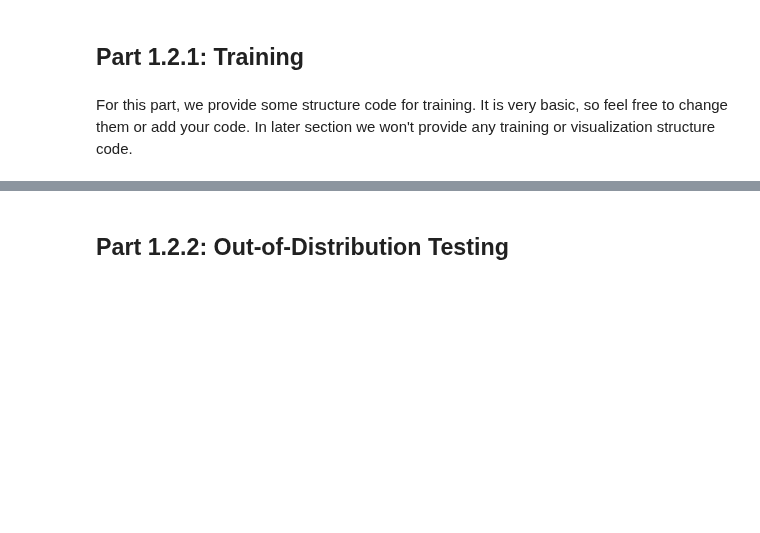
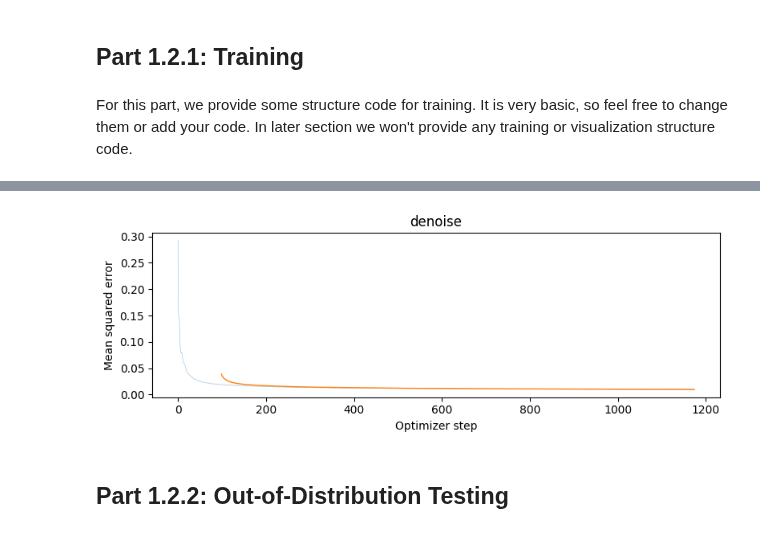
Before and after one commit to viviannnnx/viviannnnx.github.io, a Jupyter notebook: partb.ipynb, the cells around one changed output, grey strips where cells are left out. Drawn from its saved outputs; the diff is of its cells as text; code cells hidden in the pictures; blank space fills up the shorter version.

```diff
--- a/partb.ipynb
+++ b/partb.ipynb
@@ -418,2 +397,9 @@ plot_loss(train_losses, "Single-step denoiser training loss (σ=0.5)", "denoise_
+# %%
+# Visualize your training curve
+# ===== your code here! ====
+loss_plot(train_losses, "denoise")
+# ===== end of code ====
+# %% [output]
+[figure, added]
 # %% [markdown]
 ## Part 1.2.2: Out-of-Distribution Testing
```
Also changed, not shown: parts of 17 cells of this notebook.
